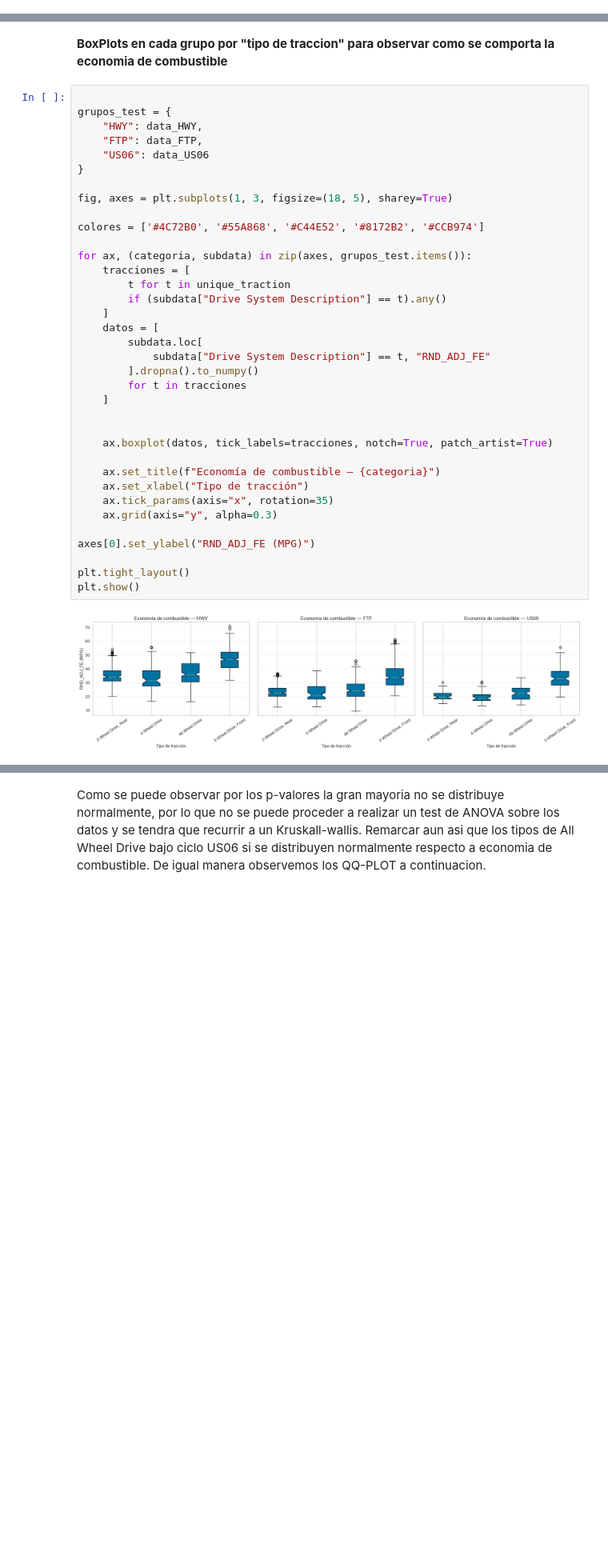
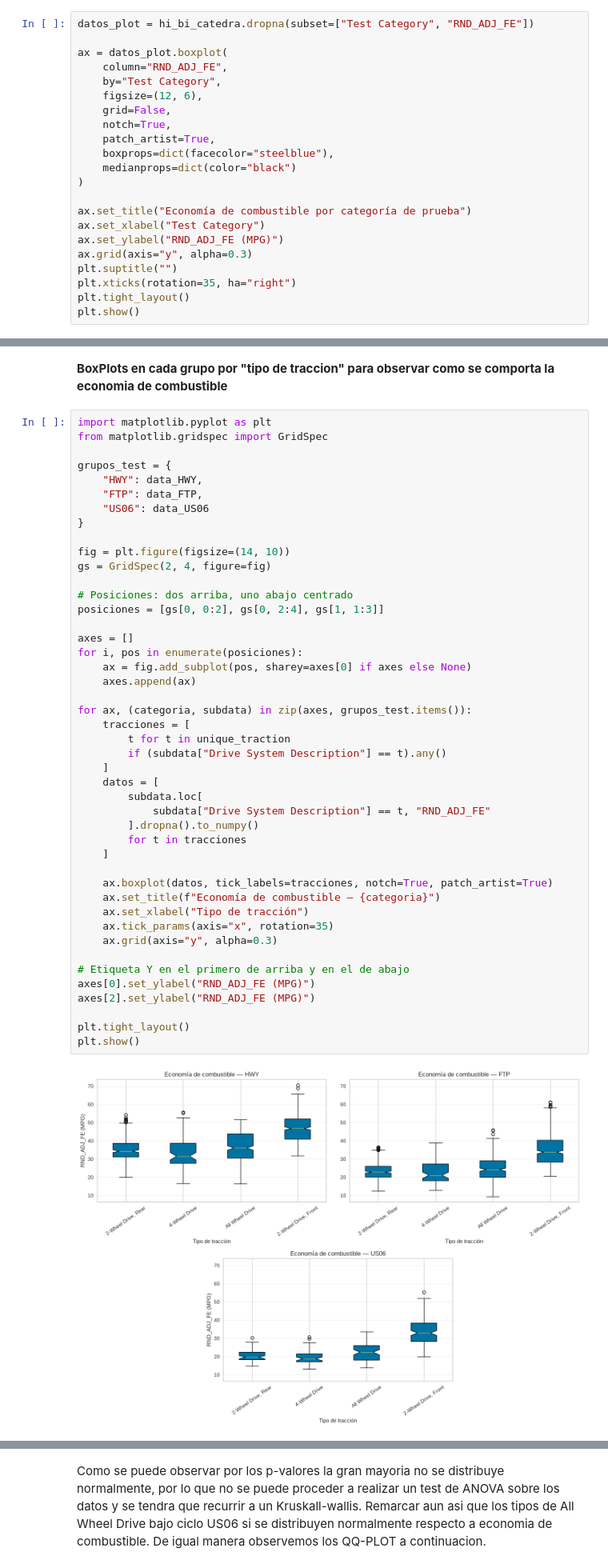
Before and after one commit to mdelrosariocoronado/tpe_fundamentos_2026, a Jupyter notebook: entrega.ipynb, the cells around one changed output, grey strips where cells are left out. Shown at 80% size. Drawn from its saved outputs; the diff is of its cells as text; blank space fills up the shorter version.

Commit message:
Correccion de color graficos y grafico faltante que estaba en el informe

```diff
--- a/entrega.ipynb
+++ b/entrega.ipynb
@@ -849,3 +849,25 @@ Finalmente este resumen si parece mas prolijo de lo que se habia visto anteriorm
  En cambio, en un ciclo de autopista el auto va a velocidad más o menos constante. El motor trabaja en un régimen estable y eficiente, sin tener que acelerar y frenar todo el tiempo, y por eso recorre más millas por galón.
 
  Para abordar esto, se decidio que se va a testear la hipotesis de economia de combustible segun traccion por cada tipo de `Test Category`
+# %%
+datos_plot = hi_bi_catedra.dropna(subset=["Test Category", "RND_ADJ_FE"])
+
+ax = datos_plot.boxplot(
+    column="RND_ADJ_FE",
+    by="Test Category",
+    figsize=(12, 6),
+    grid=False,
+    notch=True,
+    patch_artist=True,
+    boxprops=dict(facecolor="steelblue"),
+    medianprops=dict(color="black")
+)
+
+ax.set_title("Economía de combustible por categoría de prueba")
+ax.set_xlabel("Test Category")
+ax.set_ylabel("RND_ADJ_FE (MPG)")
+ax.grid(axis="y", alpha=0.3)
+plt.suptitle("")
+plt.xticks(rotation=35, ha="right")
+plt.tight_layout()
+plt.show()
@@ -1000,43 +1026,52 @@ data_US06 = data_US06[data_US06["Drive System Description"] != "Part-time 4-Whee
 # %% [markdown]
 **BoxPlots en cada grupo por "tipo de traccion" para observar como se comporta la economia de combustible**
 # %%
+import matplotlib.pyplot as plt
+from matplotlib.gridspec import GridSpec
 
 grupos_test = {
     "HWY": data_HWY,
     "FTP": data_FTP,
     "US06": data_US06
 }
 
-fig, axes = plt.subplots(1, 3, figsize=(18, 5), sharey=True)
+fig = plt.figure(figsize=(14, 10))
+gs = GridSpec(2, 4, figure=fig)
 
-colores = ['#4C72B0', '#55A868', '#C44E52', '#8172B2', '#CCB974']
+# Posiciones: dos arriba, uno abajo centrado
+posiciones = [gs[0, 0:2], gs[0, 2:4], gs[1, 1:3]]
+
+axes = []
+for i, pos in enumerate(posiciones):
+    ax = fig.add_subplot(pos, sharey=axes[0] if axes else None)
+    axes.append(ax)
 
 for ax, (categoria, subdata) in zip(axes, grupos_test.items()):
     tracciones = [
         t for t in unique_traction
         if (subdata["Drive System Description"] == t).any()
     ]
     datos = [
         subdata.loc[
             subdata["Drive System Description"] == t, "RND_ADJ_FE"
         ].dropna().to_numpy()
         for t in tracciones
     ]
 
-
     ax.boxplot(datos, tick_labels=tracciones, notch=True, patch_artist=True)
-
     ax.set_title(f"Economía de combustible — {categoria}")
     ax.set_xlabel("Tipo de tracción")
     ax.tick_params(axis="x", rotation=35)
     ax.grid(axis="y", alpha=0.3)
 
+# Etiqueta Y en el primero de arriba y en el de abajo
 axes[0].set_ylabel("RND_ADJ_FE (MPG)")
+axes[2].set_ylabel("RND_ADJ_FE (MPG)")
 
 plt.tight_layout()
 plt.show()
 # %% [output]
-[figure, old version]
+[figure, new version]
 # %% [markdown]
 Los boxplots nos muestran que la tracción delantera (2-Wheel Drive, Front) es la que tiene la mejor eficiencia de combustible en las tres pruebas, con una mediana muy por encima del resto de tipos de tracción. Su mediana ronda los 47 en autopista (HWY), 34 en ciudad (FTP) y 33 en conducción agresiva (US06). Las demás (2-Wheel Drive, Rear (tracción trasera), 4-Wheel Drive (tracción 4x4) y All Wheel Drive (tracción integral)) quedan bastante parecidas entre sí: unos 32 a 36 en autopista, 21 a 24 en ciudad y 19 a 22 en conducción agresiva, con All Wheel Drive (tracción integral) apenas por encima de 2-Wheel Drive, Rear (tracción trasera) y 4-Wheel Drive (tracción 4x4). Las muecas parecen coincidir entre pares por tipo de ciclo realizado, como por ejemplo entre All Wheel Drive y 2-Wheel Drive, Front en FTP.
 
```
Also changed, not shown: parts of 9 cells of this notebook.
